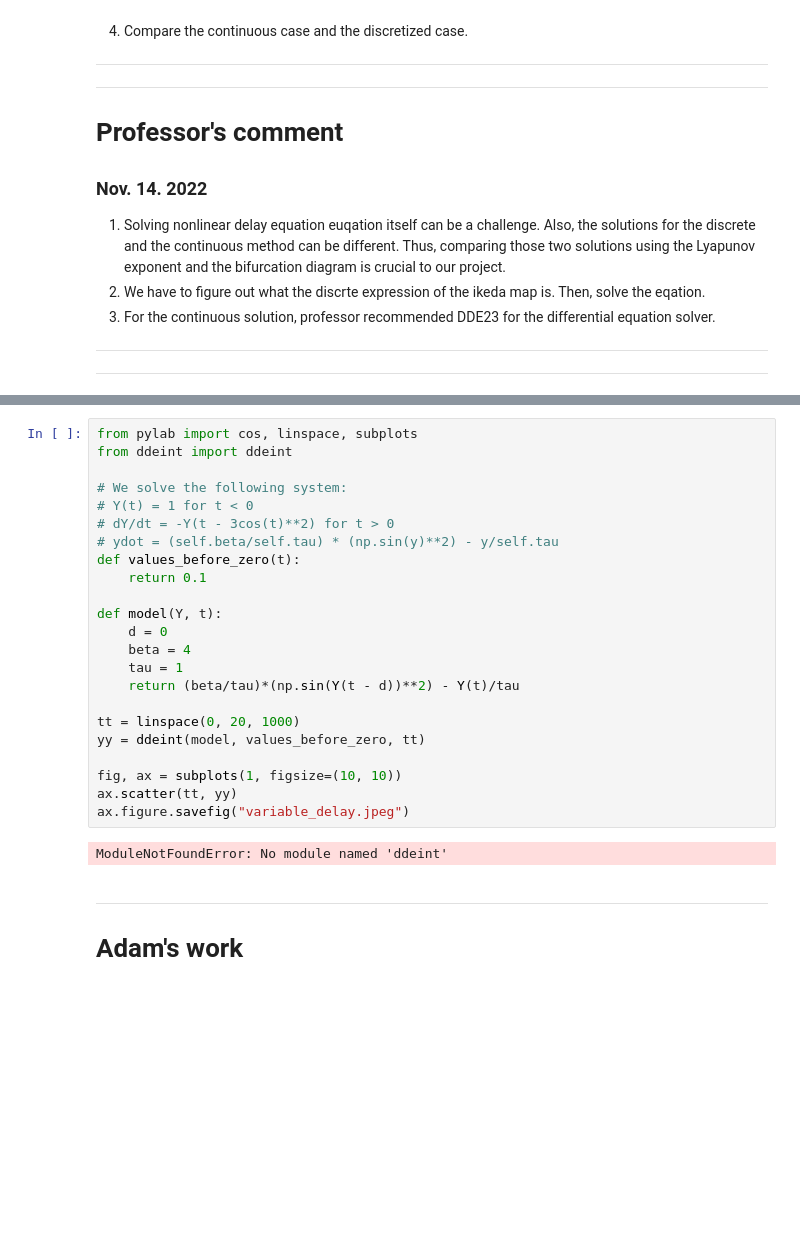
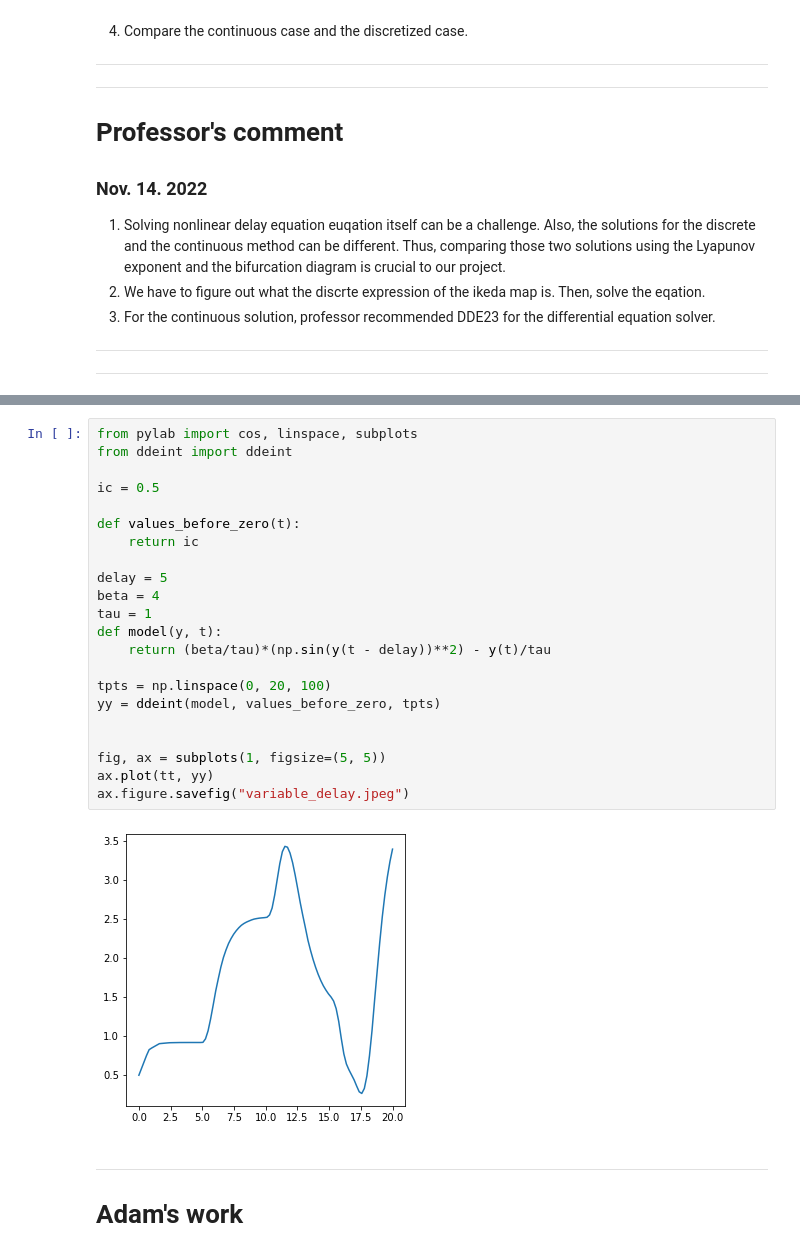
Before and after one commit to ihkim94/Ikeda, a Jupyter notebook: Ikeda_map.ipynb, the cells around one changed output, grey strips where cells are left out. Saved outputs shown, nothing was run; the diff lists cells and outputs as text; blank space fills up the shorter version.

```diff
--- a/Ikeda_map.ipynb
+++ b/Ikeda_map.ipynb
@@ -132,28 +186,27 @@ plt.scatter(t, X, color='k')
 # %%
 from pylab import cos, linspace, subplots
 from ddeint import ddeint
 
-# We solve the following system:
-# Y(t) = 1 for t < 0
-# dY/dt = -Y(t - 3cos(t)**2) for t > 0
-# ydot = (self.beta/self.tau) * (np.sin(y)**2) - y/self.tau
+ic = 0.5
+
 def values_before_zero(t):
-    return 0.1
+    return ic
 
-def model(Y, t):
-    d = 0
-    beta = 4
-    tau = 1
-    return (beta/tau)*(np.sin(Y(t - d))**2) - Y(t)/tau
+delay = 5
+beta = 4
+tau = 1
+def model(y, t):
+    return (beta/tau)*(np.sin(y(t - delay))**2) - y(t)/tau
 
-tt = linspace(0, 20, 1000)
-yy = ddeint(model, values_before_zero, tt)
+tpts = np.linspace(0, 20, 100)
+yy = ddeint(model, values_before_zero, tpts)
 
-fig, ax = subplots(1, figsize=(10, 10))
-ax.scatter(tt, yy)
+
+fig, ax = subplots(1, figsize=(5, 5))
+ax.plot(tt, yy)
 ax.figure.savefig("variable_delay.jpeg")
 # %% [output]
-ModuleNotFoundError: No module named 'ddeint'
+[figure, added]
 # %% [markdown]
 ----
 # Adam's work
```
Also changed, not shown: parts of 6 cells of this notebook, 1 other file.
